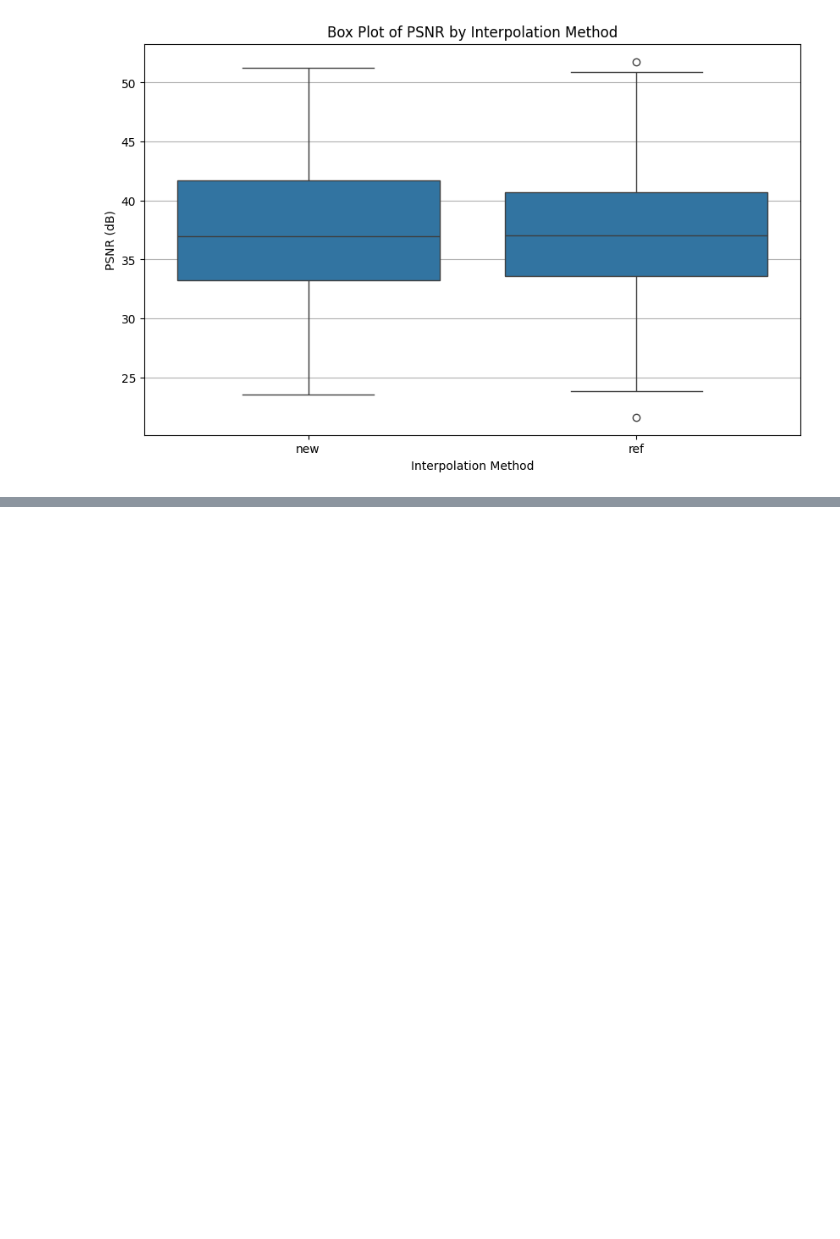
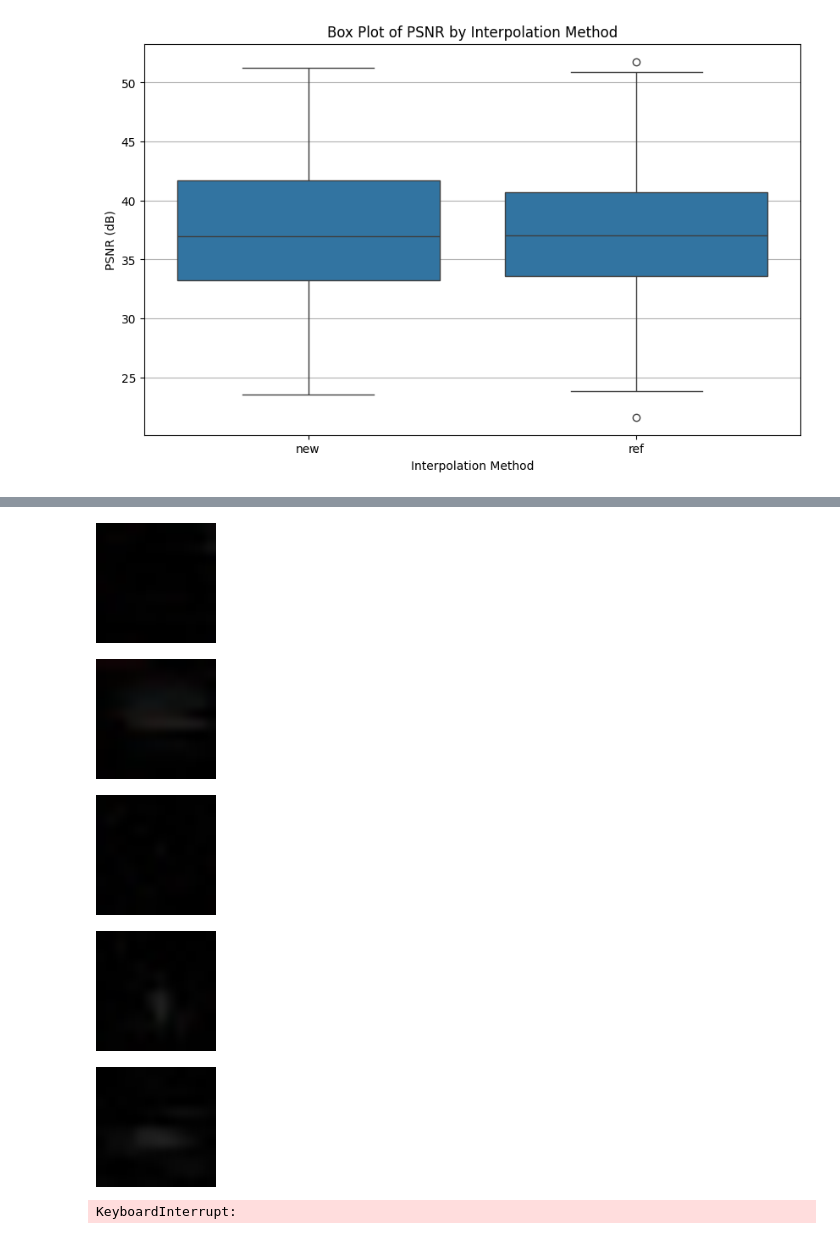
Before and after one commit to HITProjects/PixelQuality, a Jupyter notebook: Samsung/notebooks/EDA.ipynb, the cells around one changed output, grey strips where cells are left out. Cells and saved outputs as stored; diff of their text form; code cells hidden in the pictures; blank space fills up the shorter version.

```diff
--- a/Samsung/notebooks/EDA.ipynb
+++ b/Samsung/notebooks/EDA.ipynb
@@ -363,0 +331,14 @@ plt.show()
+# %%
+from PIL import ImageChops, Image
+from collections import defaultdict
+
+image_pair_diffs = defaultdict()
+meta = pd.read_json(metadata_path)
+
+meta['method'] = meta['unique_sample_id'].apply(lambda id: id[:3])
+
+def getdiff(clean_id, other_id):
+    clean = Image.fromarray(loaded_images_dict[clean_id])
+    other = Image.fromarray(loaded_images_dict[other_id])
+
+    return ImageChops.difference(clean, other)
@@ -363,0 +361,22 @@ plt.show()
+# %%
+for _, clean_id, other_id, method in meta[['clean_image', 'distorted_image', 'method']].itertuples():
+    diff = getdiff(clean_id, other_id)
+    image_pair_diffs[other_id] = (method, diff)
+# %%
+from itertools import islice
+from IPython.display import clear_output
+from time import sleep
+
+for i in range(0, len(image_pair_diffs), 5):
+    for id, (method, diff) in islice(image_pair_diffs.items(), i, i + 5):
+        display(diff.crop((4,4,16,16)).resize((120,120)))
+
+    sleep(1)
+    clear_output(True)
+# %% [output]
+[figure, added]
+[figure, added]
+[figure, added]
+[figure, added]
+[figure, added]
+KeyboardInterrupt:
```
Also changed, not shown: parts of 15 cells of this notebook, 2 other files.
